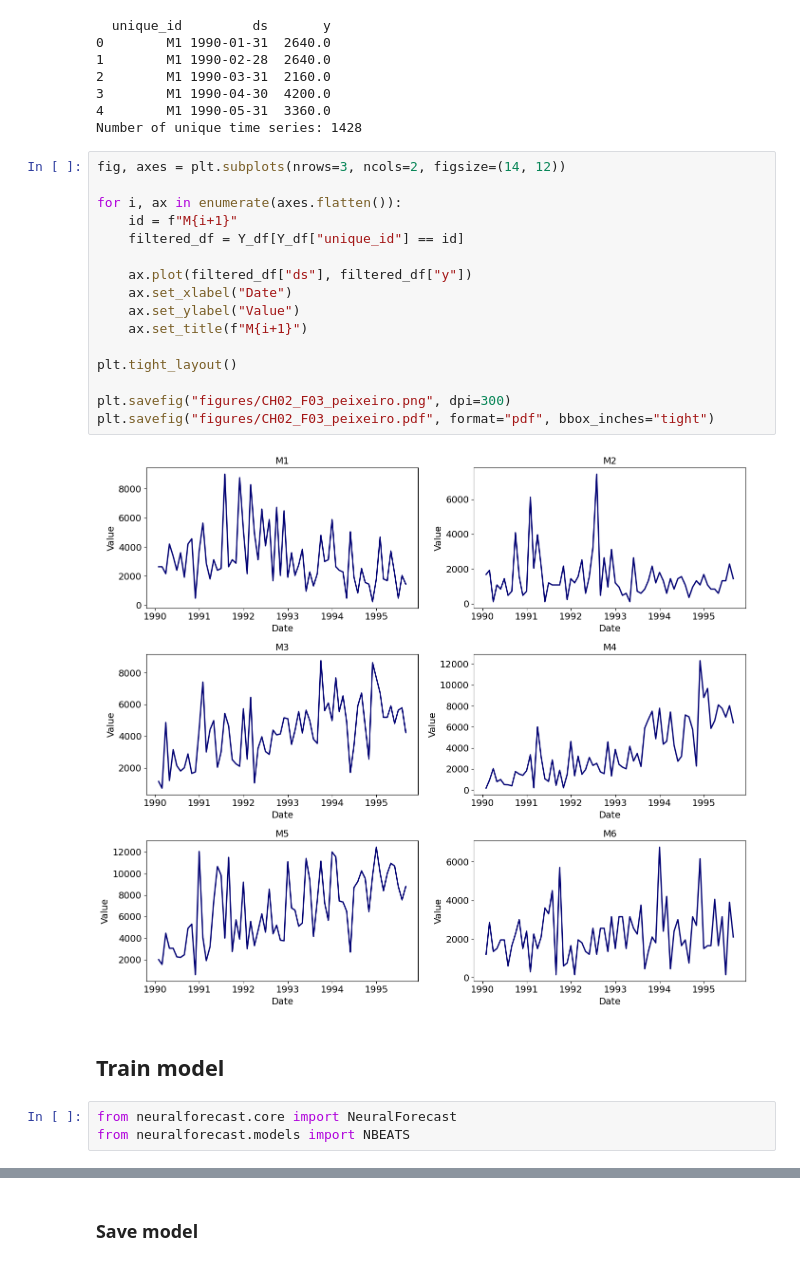
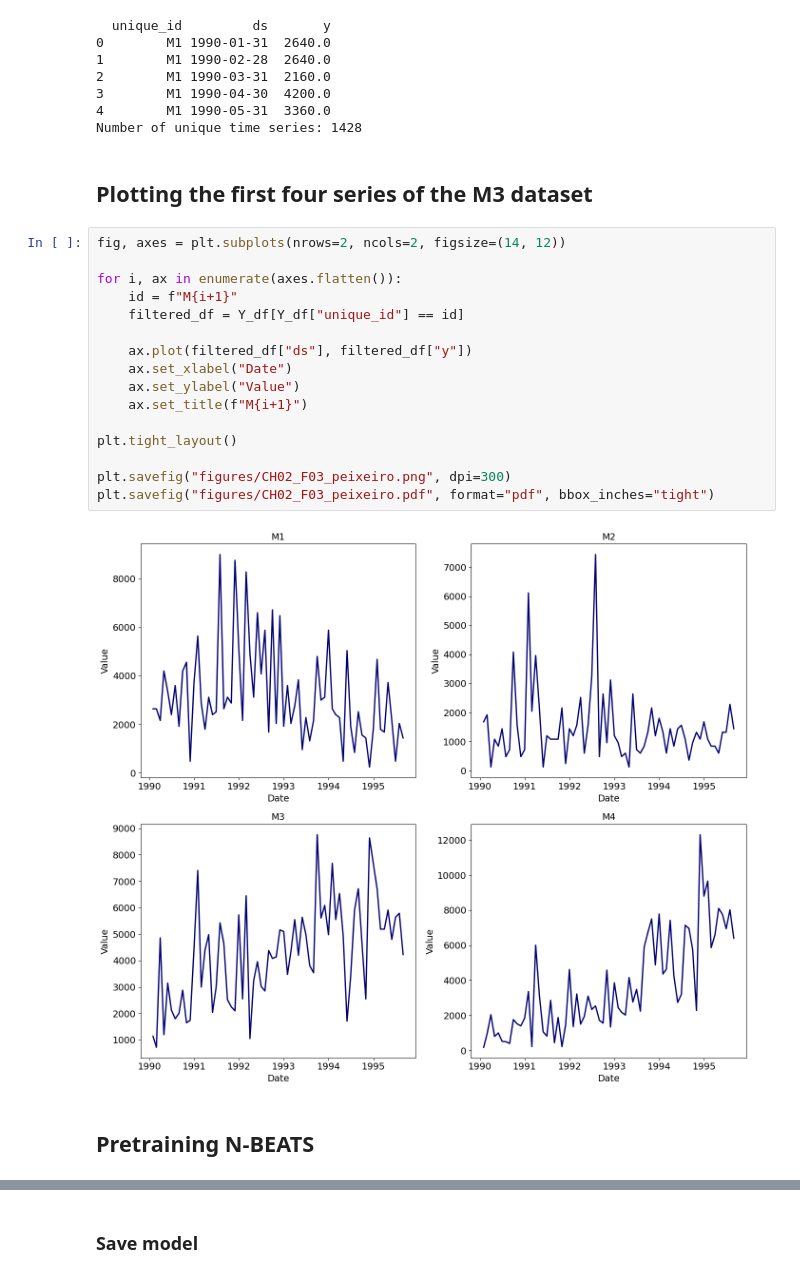
Before and after one commit to jiecui/TSF-FM, a Jupyter notebook: CH02/CH02.ipynb, the cells around one changed output, grey strips where cells are left out. Cells and saved outputs as stored; diff of their text form.

```diff
--- a/CH02/CH02.ipynb
+++ b/CH02/CH02.ipynb
@@ -40,26 +45,25 @@ print(f"Number of unique time series: {Y_df['unique_id'].nunique()}")
 3        M1 1990-04-30  4200.0
 4        M1 1990-05-31  3360.0
 Number of unique time series: 1428
+# %% [markdown]
+## Plotting the first four series of the M3 dataset
 # %%
-fig, axes = plt.subplots(nrows=3, ncols=2, figsize=(14, 12))
+fig, axes = plt.subplots(nrows=2, ncols=2, figsize=(14, 12))
 
 for i, ax in enumerate(axes.flatten()):
     id = f"M{i+1}"
     filtered_df = Y_df[Y_df["unique_id"] == id]
 
     ax.plot(filtered_df["ds"], filtered_df["y"])
     ax.set_xlabel("Date")
     ax.set_ylabel("Value")
     ax.set_title(f"M{i+1}")
 
 plt.tight_layout()
 
 plt.savefig("figures/CH02_F03_peixeiro.png", dpi=300)
 plt.savefig("figures/CH02_F03_peixeiro.pdf", format="pdf", bbox_inches="tight")
 # %% [output]
-[figure, old version]
+[figure, new version]
 # %% [markdown]
-## Train model
+## Pretraining N-BEATS
-# %%
-from neuralforecast.core import NeuralForecast
-from neuralforecast.models import NBEATS
```
Also changed, not shown: parts of 36 cells of this notebook.
